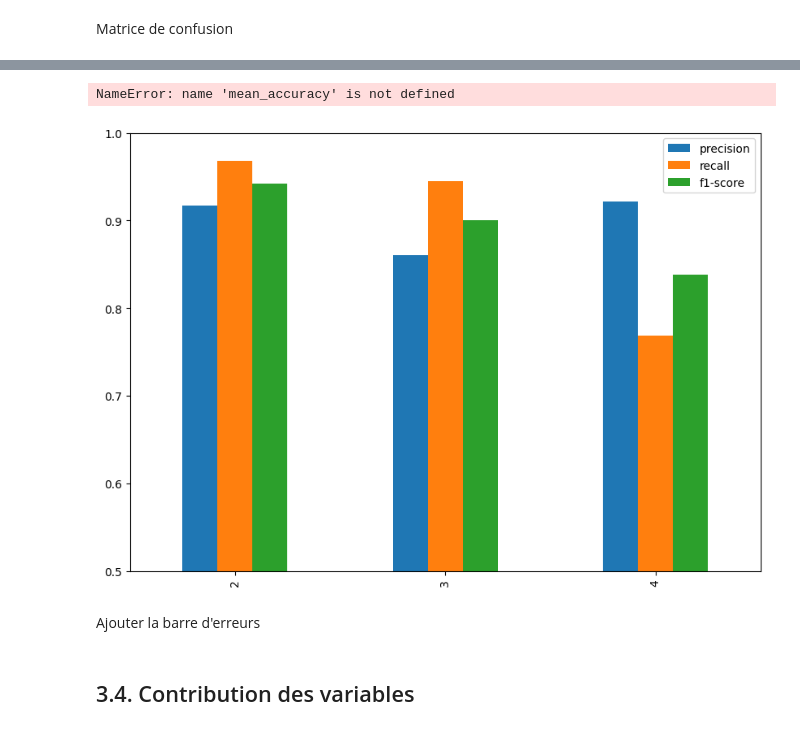
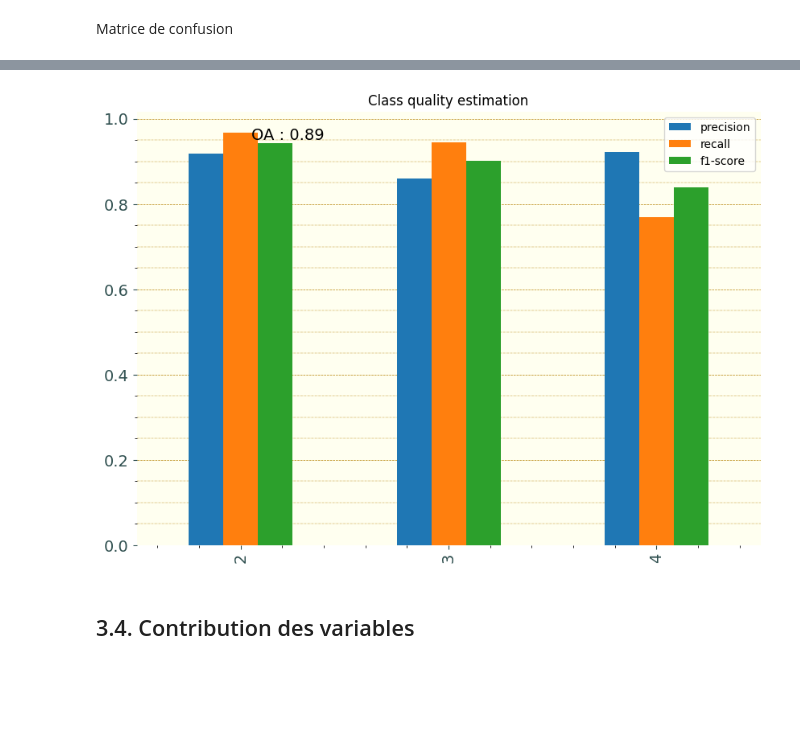
Before and after one commit to marion-billy/projet_telea_landes, a Jupyter notebook: projet_telea_BILLY_MARION.ipynb, the cells around one changed output, grey strips where cells are left out. Drawn from its saved outputs; the diff is of its cells as text; code cells hidden in the pictures; blank space fills up the shorter version.

```diff
--- a/projet_telea_BILLY_MARION.ipynb
+++ b/projet_telea_BILLY_MARION.ipynb
@@ -360,15 +357,11 @@ Les pixels issus d’un même polygone pouvant présenter une forte autocorréla
 # %%
 # Extraire X, y et groupes
-X, y, _ = cla.get_samples_from_roi(full_stack_file, os.path.join(data_path, 'PI_strates_bretagne_32630_raster.tif'))
-_, groups, _ = cla.get_samples_from_roi(full_stack_file, out_image)
+full_stack = os.path.join(results_path, "full_stack.tif")
+X, y, _ = cla.get_samples_from_roi(full_stack, os.path.join(data_path, 'PI_strates_bretagne_32630_raster.tif'))
+_, groups, _ = cla.get_samples_from_roi(full_stack, out_image)
 y = np.asarray(y).ravel()
 groups = np.asarray(groups).ravel()
 
-# Charger le raster des groupes
-# groups_raster = rw.open_image(out_image)
-#groups_full = groups_raster.GetRasterBand(1).ReadAsArray()
-#groups = groups_full[t[0], t[1]]  # pixels correspondants
-
 print("X :", X.shape, "y :", y.shape, "groups :", groups.shape)
 # %% [output]
 X : (3839, 66) y : (3839,) groups : (3839,)
@@ -484,43 +461,10 @@ report_df
-# %%
-fig, ax = plt.subplots(figsize=(10,7))
-ax = report_df.T.plot.bar(ax=ax, zorder=2)
-
-# custom : information
-ax.set_ylim(0.5, 1)
-_ = ax.text(1.5, 0.95, 'OA : {:.2f} +- {:.2f}'.format(mean_accuracy,
-                                                      std_accuracy),
-            fontsize=14)
-ax.set_title('Class quality estimation')
-
-# custom : cuteness
-# background color
-ax.set_facecolor('ivory')
-# labels
-x_label = ax.get_xlabel()
-ax.set_xlabel(x_label, fontdict={'fontname': 'Sawasdee'}, fontsize=14)
-y_label = ax.get_ylabel()
-ax.set_ylabel(y_label, fontdict={'fontname': 'Sawasdee'}, fontsize=14)
-# borders
-ax.spines["top"].set_visible(False)
-ax.spines["right"].set_visible(False)
-ax.spines["bottom"].set_visible(False)
-ax.spines["left"].set_visible(False)
-ax.tick_params(axis='x', colors='darkslategrey', labelsize=14)
-ax.tick_params(axis='y', colors='darkslategrey', labelsize=14)
-# grid
-ax.minorticks_on()
-ax.yaxis.grid(which='major', linestyle='--',
-                      linewidth=0.5, zorder=1)
-ax.yaxis.grid(which='minor', linestyle='-.',
-                      linewidth=0.3, zorder=1)
-
-
-# ax = mean_df_report.T.plot.bar(ax=ax, yerr=std_df_report.T, zorder=2)
-# %% [output]
-NameError: name 'mean_accuracy' is not defined
-[figure, removed]
-# %% [markdown]
-Ajouter la barre d'erreurs
+# %%
+report = classification_report(y_test, y_pred, output_dict=True)
+accuracy = (y_test == y_pred).mean()
+
+plots.plot_class_quality(report, accuracy)
+# %% [output]
+[figure, added]
 # %% [markdown]
 ## 3.4. Contribution des variables
 # %%
```
Also changed, not shown: parts of 28 cells of this notebook, 2 other files.
